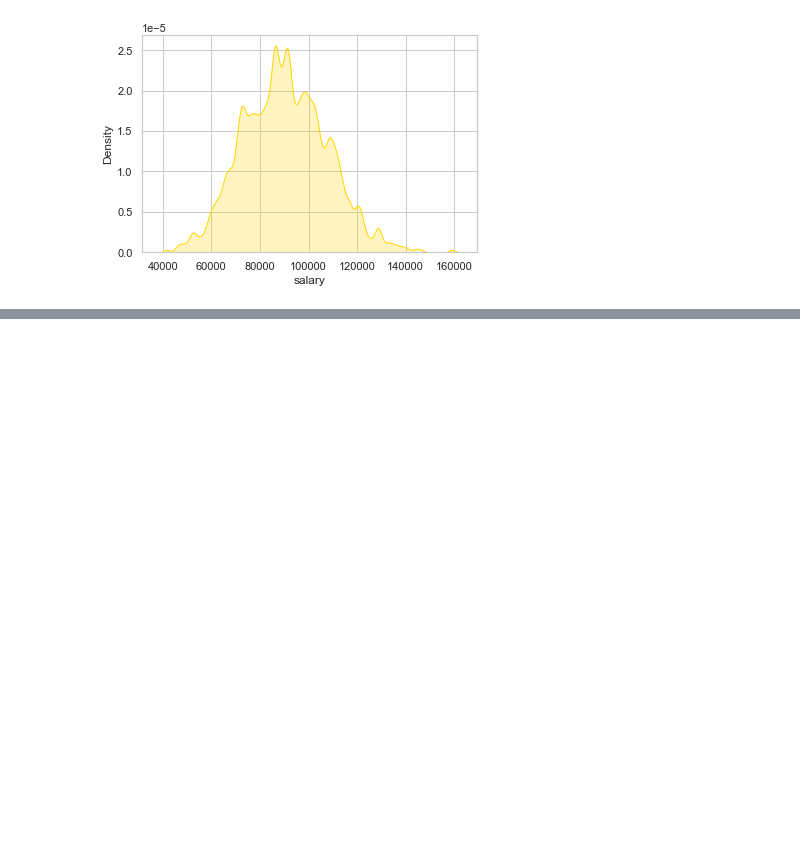
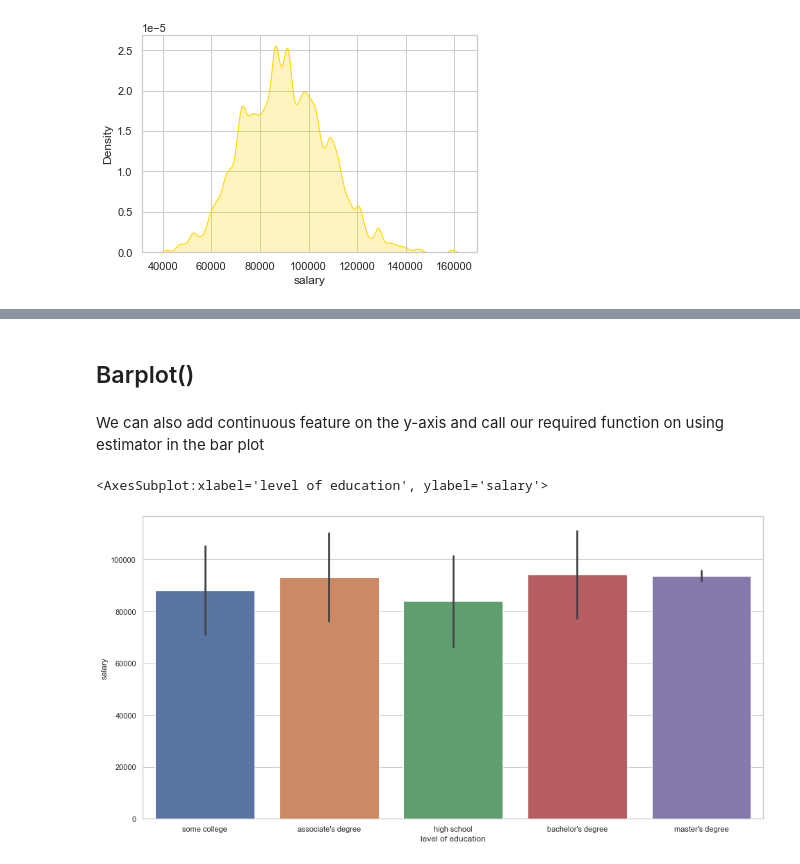
Before and after one commit to DanialAslam04/Time-Methods-pandas, a Jupyter notebook: Data Visualization/Seaborn/Data Visualization (Seaborn).ipynb, the cells around one changed output, grey strips where cells are left out. Cells and saved outputs as stored; diff of their text form; code cells hidden in the pictures; blank space fills up the shorter version.

Commit message:
added barplot

```diff
--- a/Data Visualization/Seaborn/Data Visualization (Seaborn).ipynb
+++ b/Data Visualization/Seaborn/Data Visualization (Seaborn).ipynb
@@ -246,0 +247,10 @@ sns.countplot(data=df, x='level of education', hue='division', palette='Paired')
+# %% [markdown]
+## Barplot()
+# %% [markdown]
+We can also add continuous feature on the y-axis and call our required function on using estimator in the bar plot
+# %%
+plt.figure(figsize=(16,8))
+sns.barplot(x='level of education', y='salary', data=df, estimator=np.mean, ci='sd')
+# %% [output]
+<AxesSubplot:xlabel='level of education', ylabel='salary'>
+[figure, added]
```
Also changed, not shown: parts of 23 cells of this notebook.
